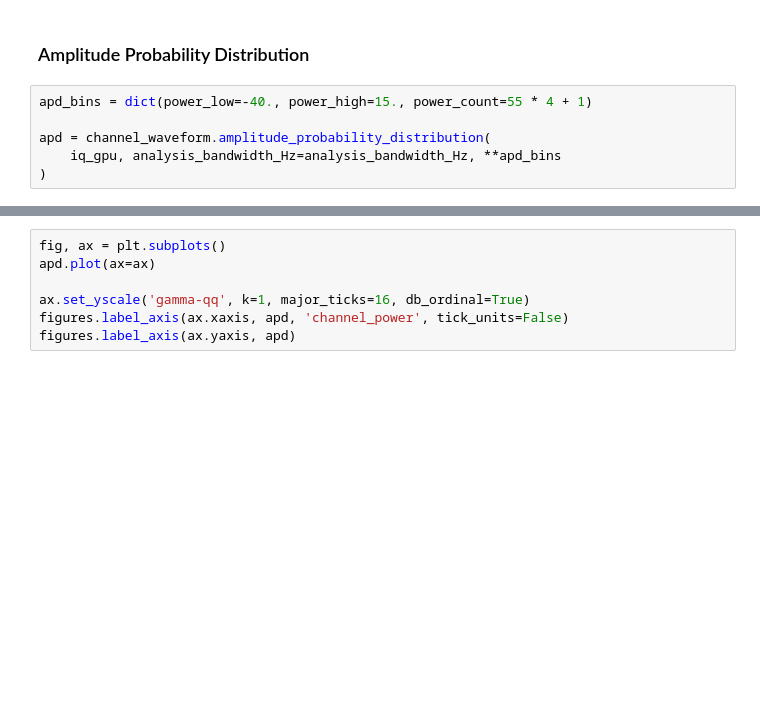
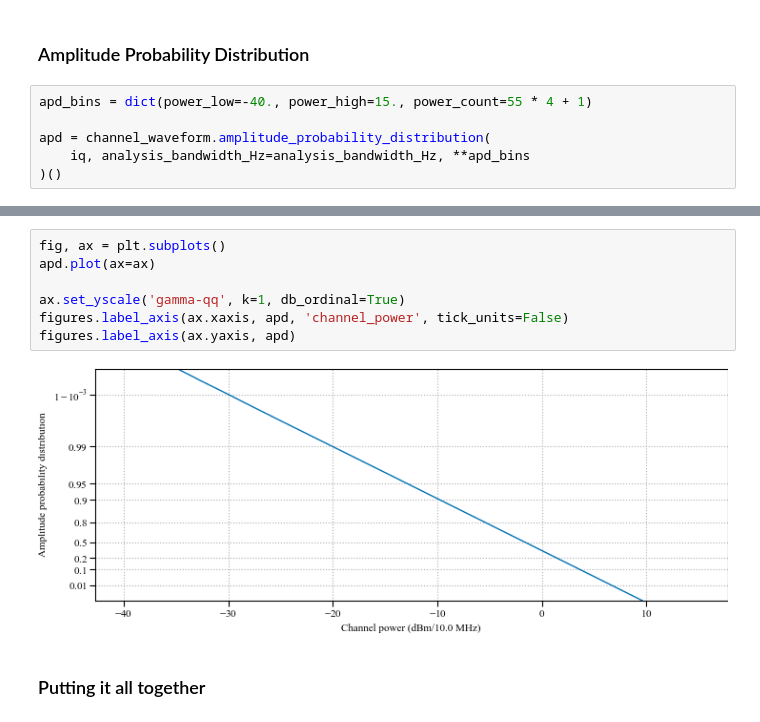
Before and after one commit to usnistgov/striqt, a Jupyter notebook: notebooks/demo_sea_cuda_compute.ipynb, the cells around one changed output, grey strips where cells are left out. Cells and saved outputs as stored; diff of their text form; blank space fills up the shorter version.

```diff
--- a/notebooks/demo_sea_cuda_compute.ipynb
+++ b/notebooks/demo_sea_cuda_compute.ipynb
@@ -178,8 +173,8 @@ figures.label_legend(ax, spectrum, 'persistence_statistic')
 apd_bins = dict(power_low=-40., power_high=15., power_count=55 * 4 + 1)
 
 apd = channel_waveform.amplitude_probability_distribution(
-    iq_gpu, analysis_bandwidth_Hz=analysis_bandwidth_Hz, **apd_bins
-)
+    iq, analysis_bandwidth_Hz=analysis_bandwidth_Hz, **apd_bins
+)()
 # %%
 %%timeit -n1 -r1
 
@@ -189,7 +186,11 @@ channel_waveform.amplitude_probability_distribution(
 # %%
 fig, ax = plt.subplots()
 apd.plot(ax=ax)
 
-ax.set_yscale('gamma-qq', k=1, major_ticks=16, db_ordinal=True)
+ax.set_yscale('gamma-qq', k=1, db_ordinal=True)
 figures.label_axis(ax.xaxis, apd, 'channel_power', tick_units=False)
 figures.label_axis(ax.yaxis, apd)
+# %% [output]
+[figure, added]
+# %% [markdown]
+### Putting it all together
```
Also changed, not shown: parts of 15 cells of this notebook, 2 other files.
